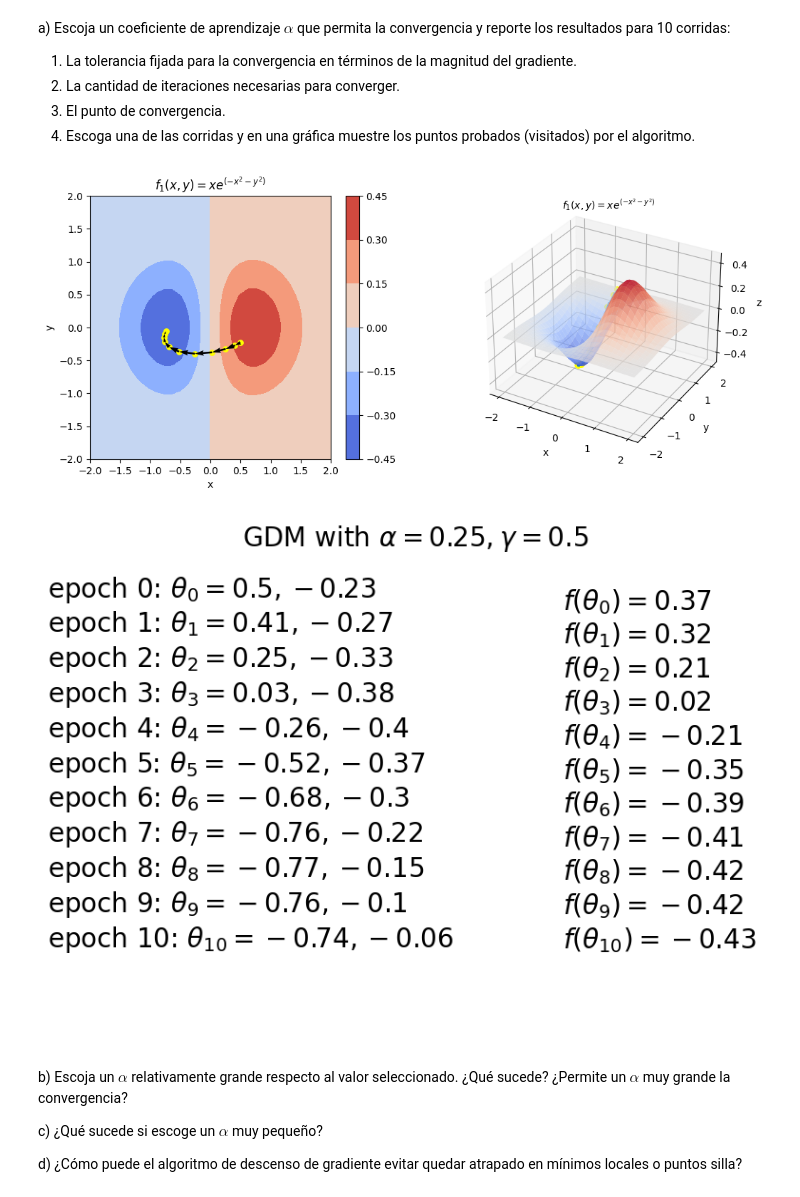
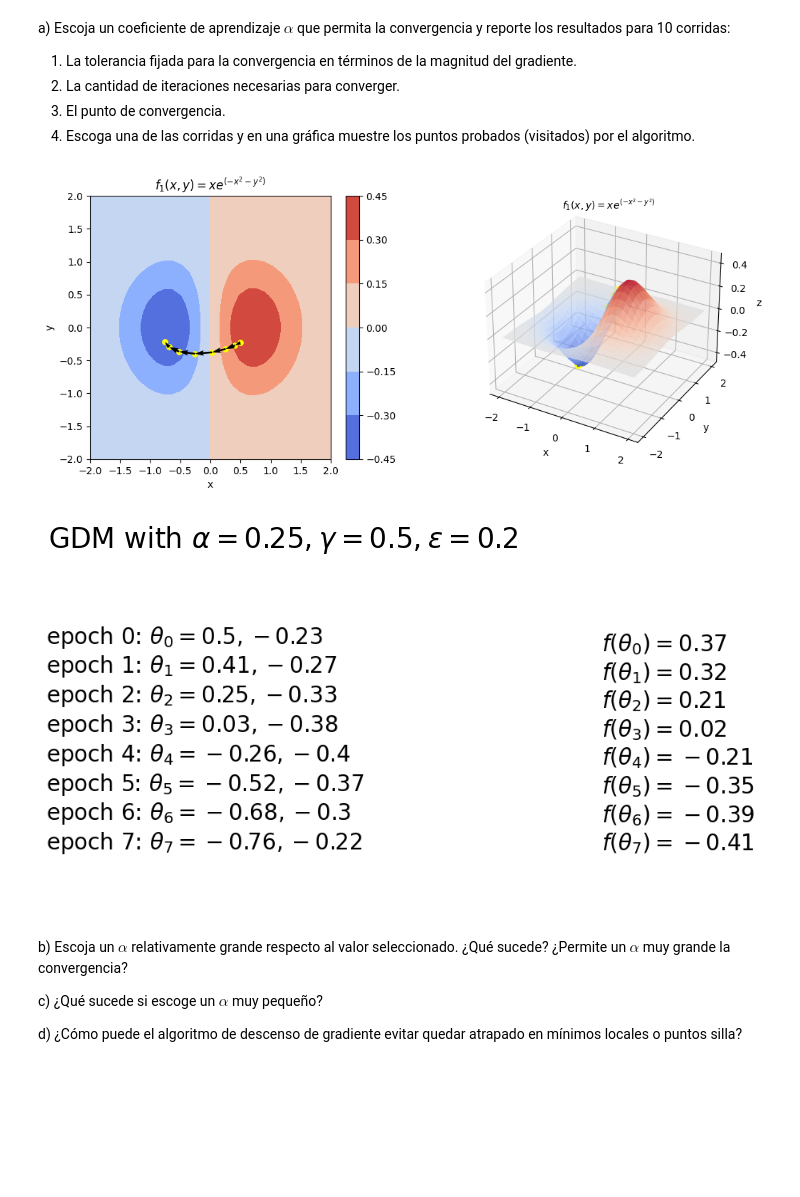
Before and after one commit to LD9797/Deep-Learning-Ground, a Jupyter notebook: TP1/TP1_Book.ipynb, the cells around one changed output. Saved outputs shown, nothing was run; the diff lists cells and outputs as text; code cells hidden in the pictures; blank space fills up the shorter version.

```diff
--- a/TP1/TP1_Book.ipynb
+++ b/TP1/TP1_Book.ipynb
@@ -46,7 +46,7 @@ plt.show()
 # %% [markdown]
 2. (10 puntos) Implemente el algoritmo del descenso del gradiente con moméntum:
 # %%
-def gradient_descent_momentum(initial_position, epochs=5, momentum=0.1, alpha=0.05):
+def gradient_descent_momentum(initial_position, epochs=5, momentum=0.1, alpha=0.05, epsilon=0.2):
     agent = initial_position
     agent.requires_grad = True
     agents = [agent]
@@ -54,10 +54,12 @@ def gradient_descent_momentum(initial_position, epochs=5, momentum=0.1, alpha=0.
     for epoc in range(epochs):
         function_eval = f(agent[:1], agent[1:])
         gradient = grad(function_eval, agent, create_graph=True)[0]
+        if torch.norm(gradient) < epsilon:
+            break
         agent = agent - ((momentum * inertia) + alpha * gradient)
-        inertia = (momentum * inertia) + alpha * (1 - momentum) * gradient
         theta = agent.detach()
         agents.append(theta)
+        inertia = (momentum * inertia) + alpha * (1 - momentum) * gradient
     agents[0] = agents[0].detach()
     return agents
 # %%
@@ -100,14 +102,16 @@ def plot(thetas, title):
     for minimum in range(len(agents_z)):
         minimums += "$f(\\theta_{" + str(minimum) + "})=" + str(round(agents_z[minimum].item(),2)) + "$ \n"
 
+    plt.figure(figsize=(1, 0.1))
 
-    plt.figure(figsize=(5.0, 1.5))
-
-    plt.text(-0.8, 0.5, thetas_list, ha='left', va='bottom', size=20)
-    plt.text(0.6, 0.5, minimums, ha='left', va='bottom', size=20)
     plt.text(0.2, 4.5, title, ha='center', va='baseline', size=20)
     plt.axis('off')
     plt.show()
+
+    plt.text(-0.8, 0.1, thetas_list, ha='left', va='bottom', size=20)
+    plt.text(0.6, 0.1, minimums, ha='left', va='bottom', size=20)
+    plt.axis('off')
+    plt.show()
 # %% [markdown]
 a) Escoja un coeficiente de aprendizaje $\alpha$ que permita la convergencia y reporte los resultados para 10 corridas:
 1) La tolerancia fijada para la convergencia en términos de la magnitud del gradiente.
@@ -115,19 +119,23 @@ a) Escoja un coeficiente de aprendizaje $\alpha$ que permita la convergencia y r
 3) El punto de convergencia.
 4) Escoga una de las corridas y en una gráfica muestre los puntos probados (visitados) por el algoritmo.
 # %%
-# TODO
-# tolerancia = ?
-# cantidad_iteraciones = ?
-# punto_convergencia = ?
+alpha = 0.25 #
+epsilon = 0.2  # epsilon de tolerancia
+epochs = 10 # cantidad de iteraciones
+gamma = 0.5 # coeficiente de momentum
+punto_convergencia = -0.42 # punto de convergencia
 # LOOP 10 corridas, guardar resultados en una lista (los thetas), escoger uno aleatoreamente y graficarlo
 
-# Gradient descent execution
+
+
+# Gradient descent with momentum execution
 init_position = torch.Tensor([0.5, -0.23])
-thetas = gradient_descent_momentum(init_position, epochs=10, alpha=0.25, momentum=0.5)
-plot(thetas, "GDM with $\\alpha=" + str(0.25) + ", \\gamma=" + str(0.5) + "$")
+thetas = gradient_descent_momentum(init_position, epochs=epochs, alpha=alpha, momentum=gamma, epsilon=epsilon)
+plot(thetas, "GDM with $\\alpha=" + str(0.25) + ", \\gamma=" + str(0.5) + ", \\epsilon=" + str(0.2) + "$")
 # %% [output]
-[figure, old version]
+[figure, new version]
-[figure, old version]
+[figure, new version]
+[figure, added]
 # %% [markdown]
 b) Escoja un $\alpha$ relativamente grande respecto al valor seleccionado. ¿Qué sucede? ¿Permite un $\alpha$ muy grande la convergencia?
 
```
Also changed, not shown: parts of 1 cell of this notebook, 1 other file.
